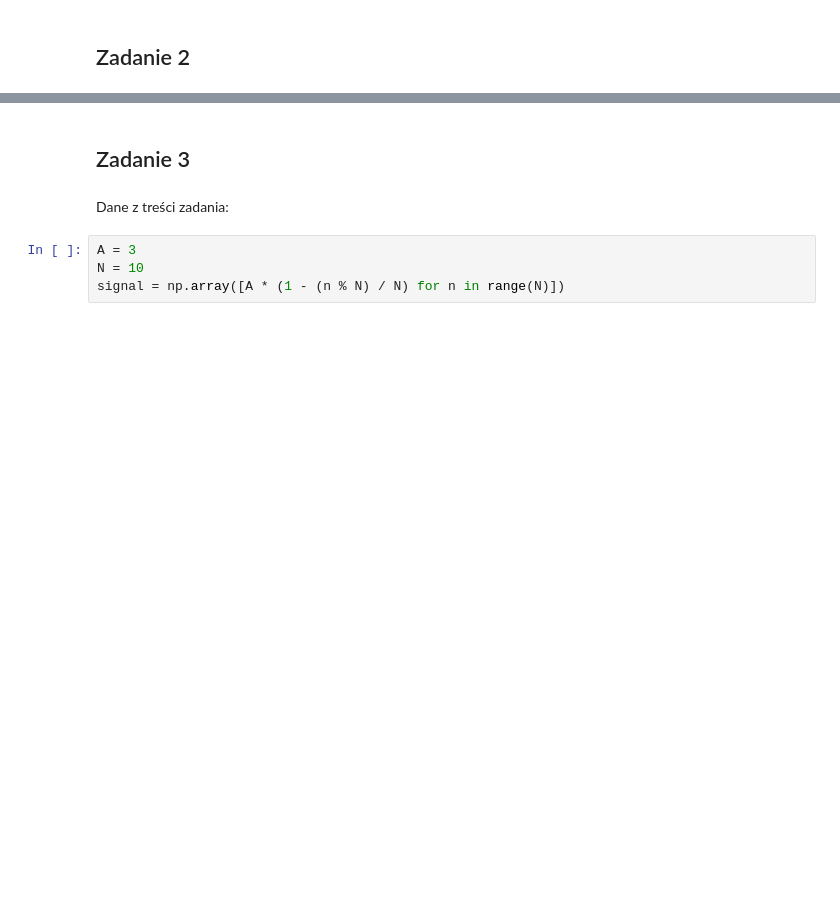
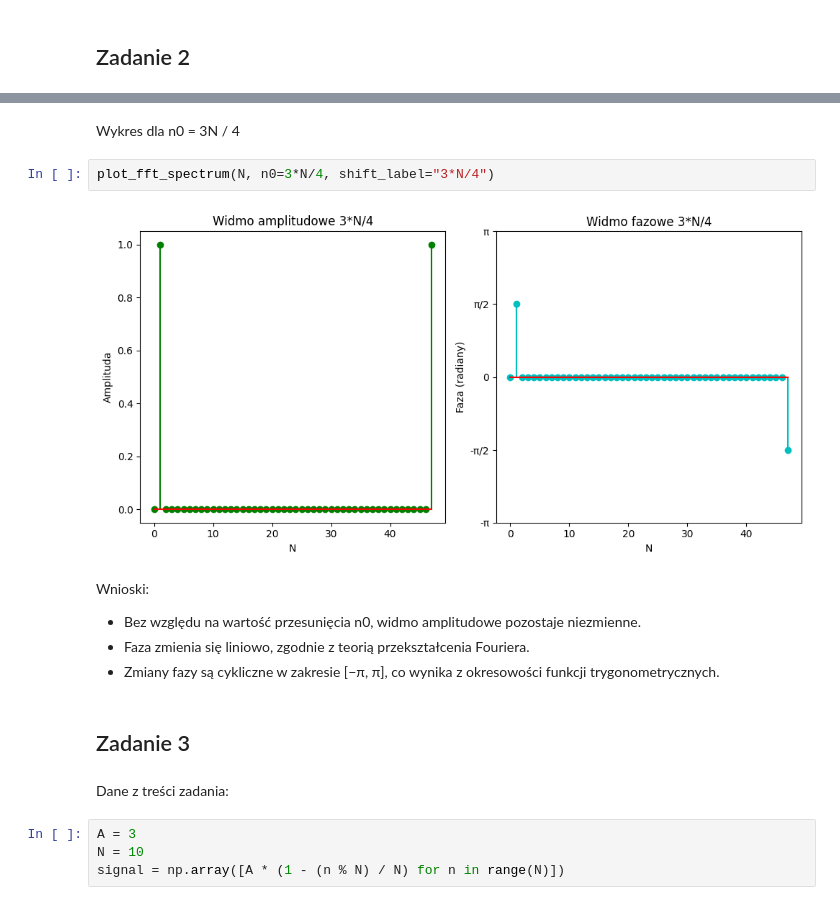
Before and after one commit to ksiemionek/WMM_lab, a Jupyter notebook: lab1/104_Siemionek_Zieziula.ipynb, the cells around one changed output, grey strips where cells are left out. Saved outputs shown, nothing was run; the diff lists cells and outputs as text; blank space fills up the shorter version.

```diff
--- a/lab1/104_Siemionek_Zieziula.ipynb
+++ b/lab1/104_Siemionek_Zieziula.ipynb
@@ -16,3 +68,14 @@ import matplotlib.pyplot as plt
+# %% [markdown]
+Wykres dla n0 = 3N / 4
+# %%
+plot_fft_spectrum(N, n0=3*N/4, shift_label="3*N/4")
+# %% [output]
+[figure, added]
+# %% [markdown]
+Wnioski:
+- Bez względu na wartość przesunięcia n0, widmo amplitudowe pozostaje niezmienne.
+- Faza zmienia się liniowo, zgodnie z teorią przekształcenia Fouriera.
+- Zmiany fazy są cykliczne w zakresie [−π, π], co wynika z okresowości funkcji trygonometrycznych.
 # %% [markdown]
 ## Zadanie 3
 # %% [markdown]
```
Also changed, not shown: parts of 13 cells of this notebook.
